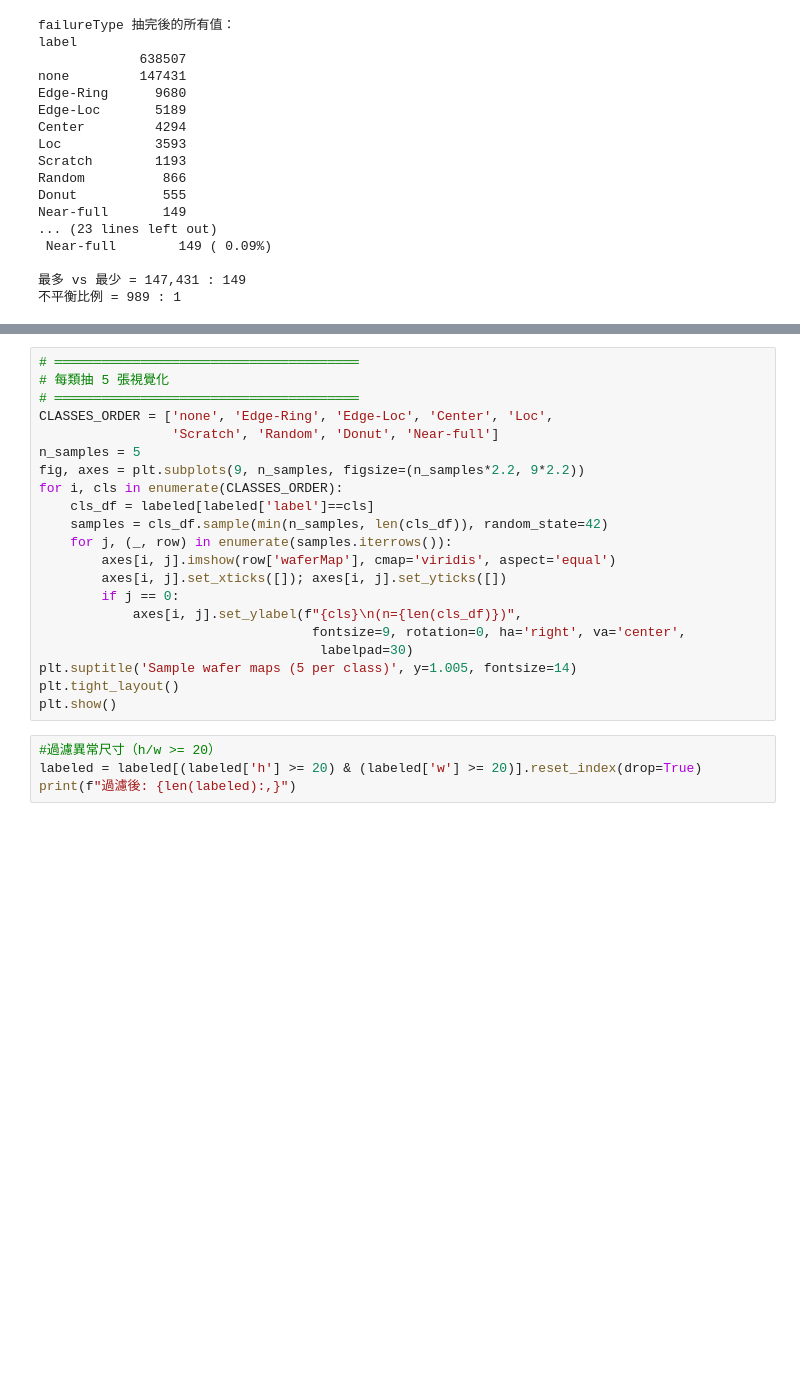
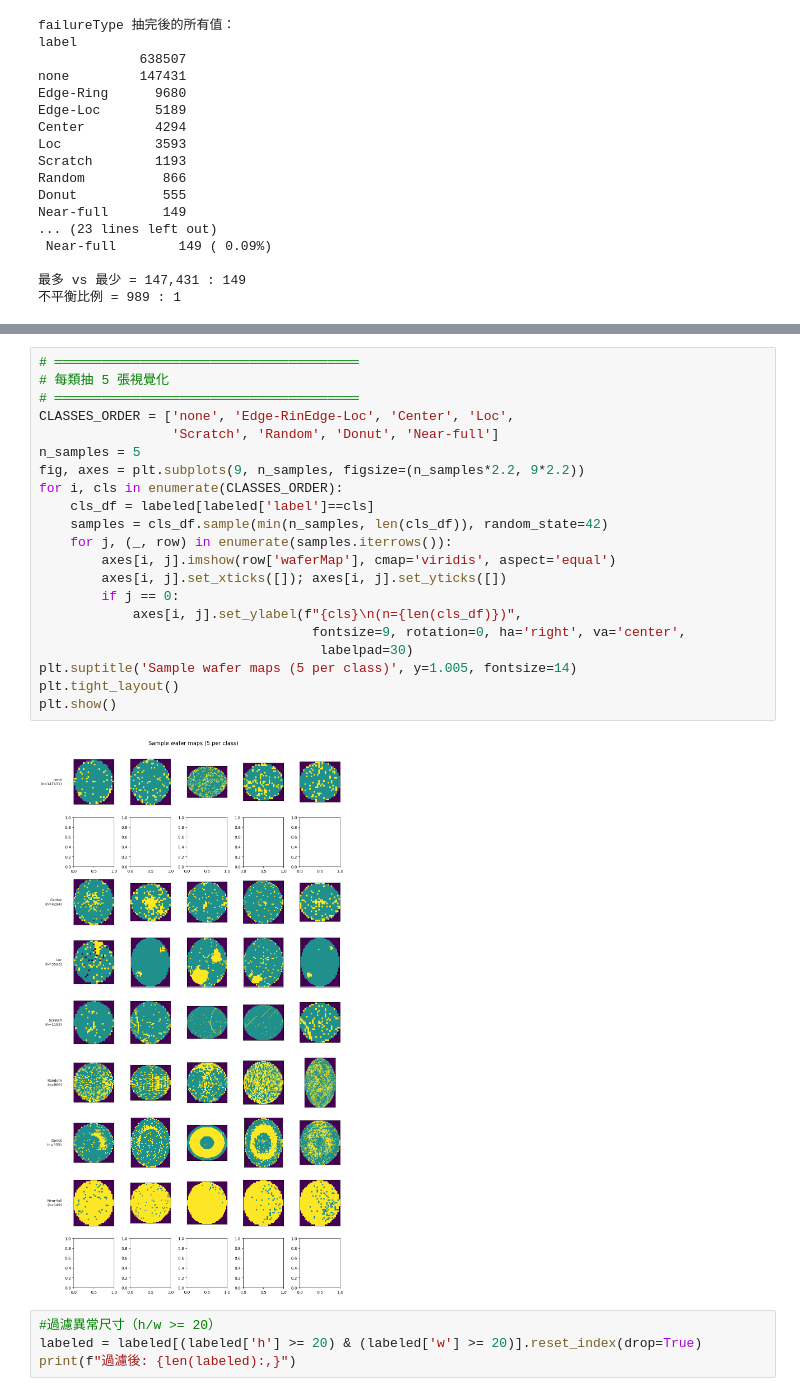
Before and after one commit to tzuhua0308/semicon-defect-cnn, a Jupyter notebook: notebook/wm811k-wafer-map.ipynb, the cells around one changed output, grey strips where cells are left out. Saved outputs shown, nothing was run; the diff lists cells and outputs as text; blank space fills up the shorter version.

```diff
--- a/notebook/wm811k-wafer-map.ipynb
+++ b/notebook/wm811k-wafer-map.ipynb
@@ -161,24 +180,26 @@ plt.show()
 # %%
 # ═══════════════════════════════════════
 # 每類抽 5 張視覺化
 # ═══════════════════════════════════════
-CLASSES_ORDER = ['none', 'Edge-Ring', 'Edge-Loc', 'Center', 'Loc',
+CLASSES_ORDER = ['none', 'Edge-RinEdge-Loc', 'Center', 'Loc',
                  'Scratch', 'Random', 'Donut', 'Near-full']
 n_samples = 5
 fig, axes = plt.subplots(9, n_samples, figsize=(n_samples*2.2, 9*2.2))
 for i, cls in enumerate(CLASSES_ORDER):
     cls_df = labeled[labeled['label']==cls]
     samples = cls_df.sample(min(n_samples, len(cls_df)), random_state=42)
     for j, (_, row) in enumerate(samples.iterrows()):
         axes[i, j].imshow(row['waferMap'], cmap='viridis', aspect='equal')
         axes[i, j].set_xticks([]); axes[i, j].set_yticks([])
         if j == 0:
             axes[i, j].set_ylabel(f"{cls}\n(n={len(cls_df)})",
                                    fontsize=9, rotation=0, ha='right', va='center',
                                     labelpad=30)
 plt.suptitle('Sample wafer maps (5 per class)', y=1.005, fontsize=14)
 plt.tight_layout()
 plt.show()
+# %% [output]
+[figure, added]
 # %%
 #過濾異常尺寸（h/w >= 20）
 labeled = labeled[(labeled['h'] >= 20) & (labeled['w'] >= 20)].reset_index(drop=True)
```
Also changed, not shown: parts of 11 cells of this notebook.
